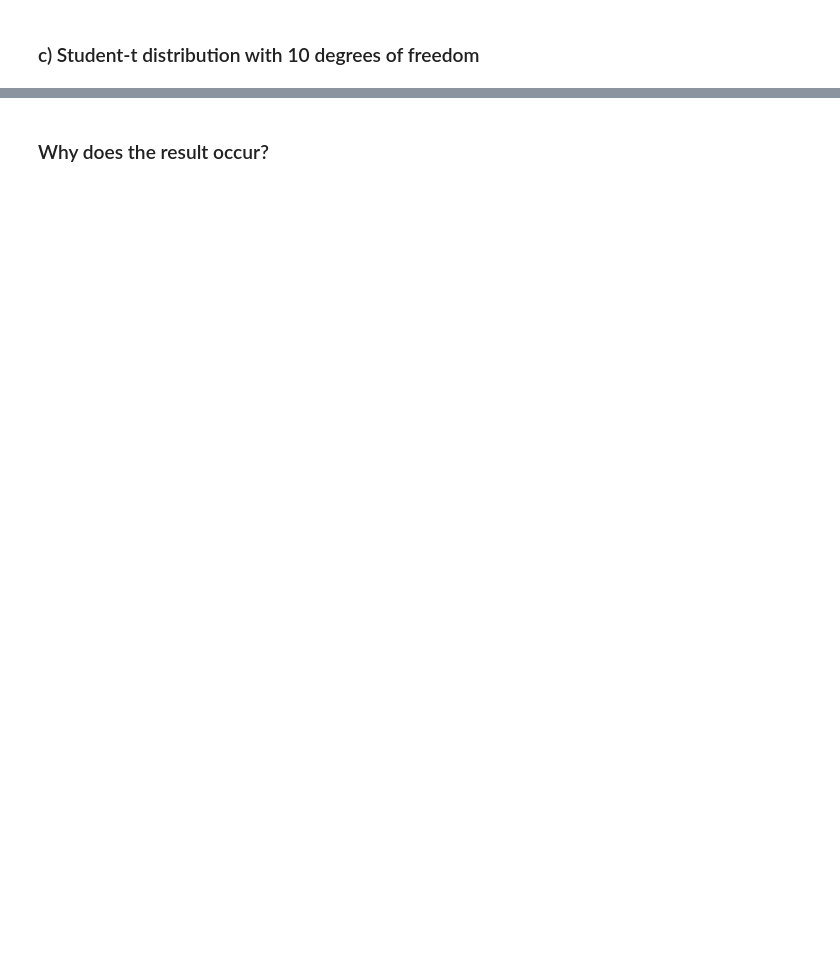
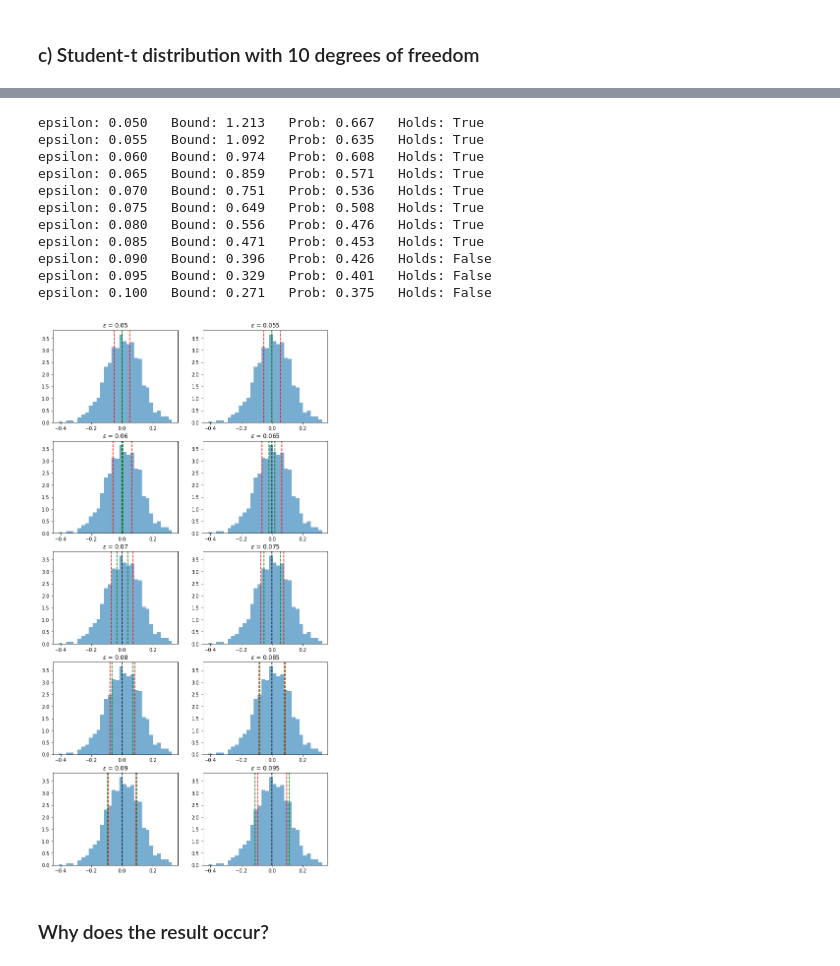
Before and after one commit to Zleander/SML_Exercises, a Jupyter notebook: Ex11/Assignment11.ipynb, the cells around one changed output, grey strips where cells are left out. Drawn from its saved outputs; the diff is of its cells as text; code cells hidden in the pictures; blank space fills up the shorter version.

```diff
--- a/Ex11/Assignment11.ipynb
+++ b/Ex11/Assignment11.ipynb
@@ -94,2 +163,46 @@ NameError: name 'np' is not defined
+# %%
+epsilons = np.linspace(0.05, 0.1, 11)
+xs = standard_t(10, size=(m, nb_samples))
+
+true_mean = 0
+
+m_means = xs.mean(axis=1)
+for epsilon in epsilons:
+    bound_holds = np.zeros(m)
+    for i, mean in enumerate(m_means):
+        bound_holds[i] = 1 if np.abs(mean - true_mean) >= epsilon else 0
+        prob_bound = 2*np.exp(-2*nb_samples*(epsilon**2))
+    prob = bound_holds.mean()
+    print(f"epsilon: {epsilon:.3f}   Bound: {prob_bound:.3f}   Prob: {prob:.3f}   Holds: {prob_bound >= prob}")
+
+cols = 2
+rows = int(epsilons.size/cols)
+fig, axs = plt.subplots(rows, 2, figsize=(5*cols, 4*rows))
+axs = axs.flatten()
+for ax, epsilon in zip(axs, epsilons):
+    mean = m_means.mean()
+    prob_bound = 2*np.exp(-2*nb_samples*(epsilon**2))
+    ex = empirical_exceedance(m_means, true_mean, np.min([prob_bound, 1]))
+    ax.hist(m_means, density=True, bins=30, alpha=.6)
+    ax.axvline(true_mean, color='black', linestyle='--')
+    ax.axvline(true_mean + epsilon, color='red', linestyle='--')
+    ax.axvline(true_mean - epsilon, color='red', linestyle='--')
+    ax.axvline(true_mean + ex, color='green', linestyle='--', label='min. dev.')
+    ax.axvline(true_mean - ex, color='green', linestyle='--')
+    ax.set_title(f"$\epsilon$ = {epsilon.round(4)}")
+plt.show()
+# %% [output]
+epsilon: 0.050   Bound: 1.213   Prob: 0.667   Holds: True
+epsilon: 0.055   Bound: 1.092   Prob: 0.635   Holds: True
+epsilon: 0.060   Bound: 0.974   Prob: 0.608   Holds: True
+epsilon: 0.065   Bound: 0.859   Prob: 0.571   Holds: True
+epsilon: 0.070   Bound: 0.751   Prob: 0.536   Holds: True
+epsilon: 0.075   Bound: 0.649   Prob: 0.508   Holds: True
+epsilon: 0.080   Bound: 0.556   Prob: 0.476   Holds: True
+epsilon: 0.085   Bound: 0.471   Prob: 0.453   Holds: True
+epsilon: 0.090   Bound: 0.396   Prob: 0.426   Holds: False
+epsilon: 0.095   Bound: 0.329   Prob: 0.401   Holds: False
+epsilon: 0.100   Bound: 0.271   Prob: 0.375   Holds: False
+[figure, added]
 # %% [markdown]
 ### Why does the result occur?
```
Also changed, not shown: parts of 13 cells of this notebook, 4 other files.
